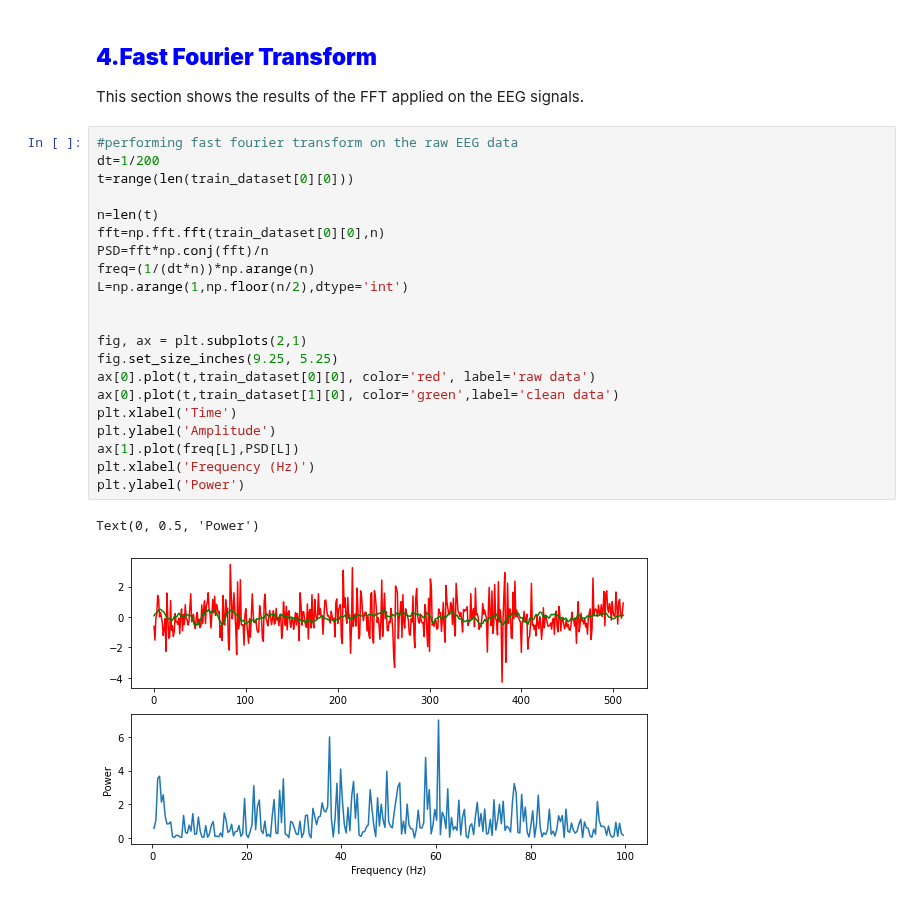
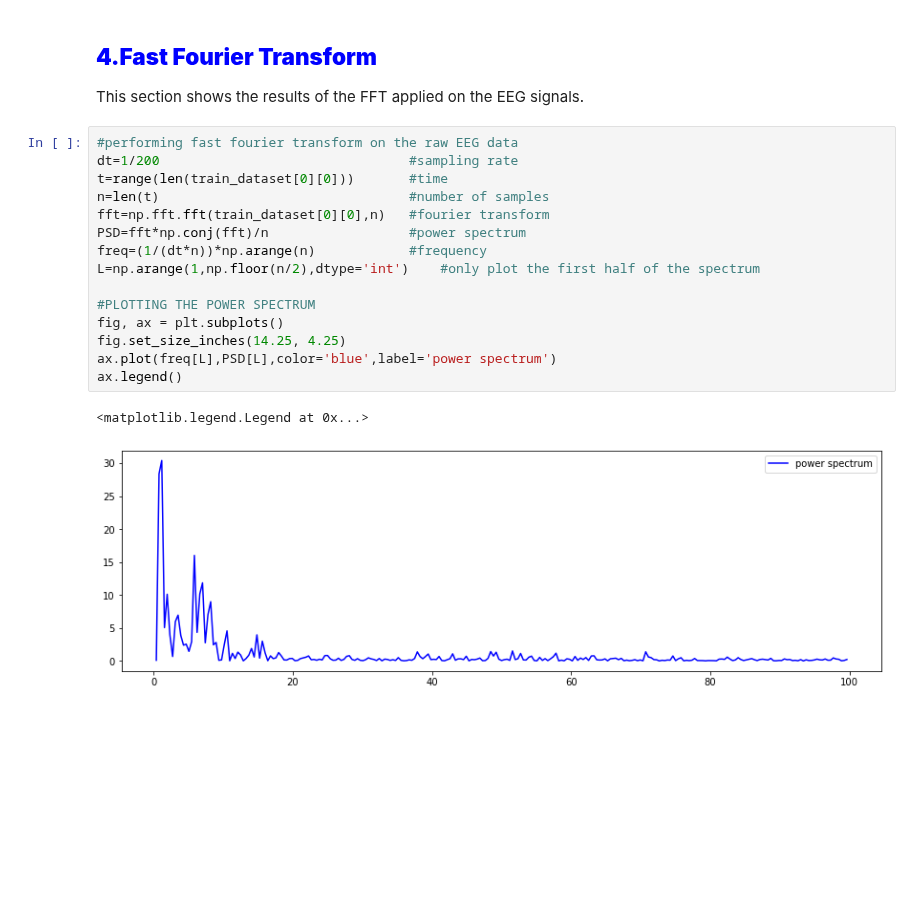
Before and after one commit to MartinaDoku2001/Thesis, a Jupyter notebook: EEG_denoising.ipynb, the cells around one changed output. Cells and saved outputs as stored; diff of their text form; blank space fills up the shorter version.

Commit message:
comment fast fourier tramsform py

```diff
--- a/EEG_denoising.ipynb
+++ b/EEG_denoising.ipynb
@@ -360,26 +361,20 @@ ax.legend()
 <div> This section shows the results of the FFT applied on the EEG signals. </div>
 # %%
 #performing fast fourier transform on the raw EEG data
-dt=1/200
-t=range(len(train_dataset[0][0]))
+dt=1/200                                #sampling rate
+t=range(len(train_dataset[0][0]))       #time
+n=len(t)                                #number of samples
+fft=np.fft.fft(train_dataset[0][0],n)   #fourier transform
+PSD=fft*np.conj(fft)/n                  #power spectrum
+freq=(1/(dt*n))*np.arange(n)            #frequency
+L=np.arange(1,np.floor(n/2),dtype='int')    #only plot the first half of the spectrum
 
-n=len(t)
-fft=np.fft.fft(train_dataset[0][0],n)
-PSD=fft*np.conj(fft)/n
-freq=(1/(dt*n))*np.arange(n)
-L=np.arange(1,np.floor(n/2),dtype='int')
-
-
-fig, ax = plt.subplots(2,1)
-fig.set_size_inches(9.25, 5.25)
-ax[0].plot(t,train_dataset[0][0], color='red', label='raw data')
-ax[0].plot(t,train_dataset[1][0], color='green',label='clean data')
-plt.xlabel('Time')
-plt.ylabel('Amplitude')
-ax[1].plot(freq[L],PSD[L])
-plt.xlabel('Frequency (Hz)')
-plt.ylabel('Power')
+#PLOTTING THE POWER SPECTRUM
+fig, ax = plt.subplots()
+fig.set_size_inches(14.25, 4.25)
+ax.plot(freq[L],PSD[L],color='blue',label='power spectrum')
+ax.legend()
 # %% [output]
-Text(0, 0.5, 'Power')
+<matplotlib.legend.Legend at 0x...>
-[figure, old version]
+[figure, new version]
 # %%
```
Also changed, not shown: parts of 2 cells of this notebook, 4 other files.
